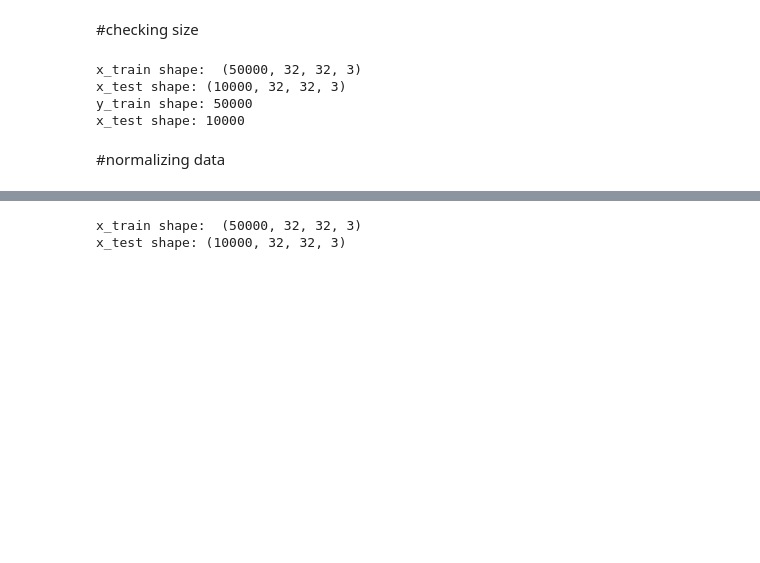
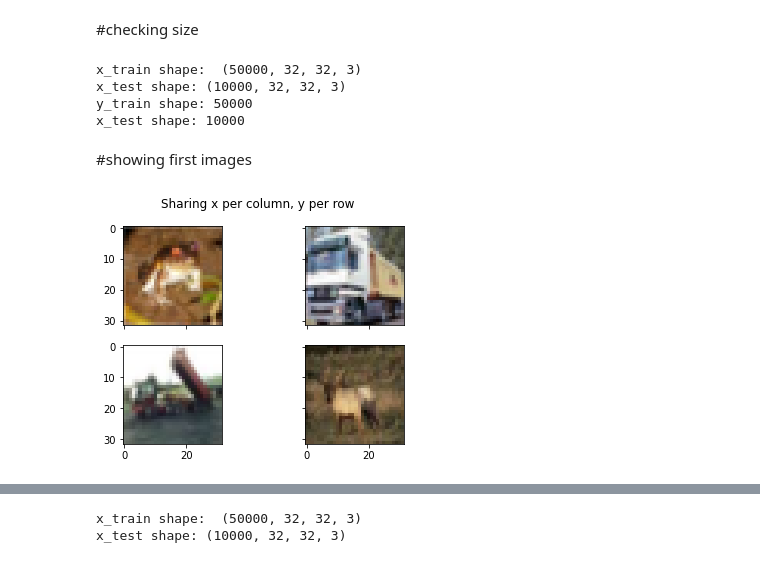
Before and after one commit to aqafridi/DeepLearning, a Jupyter notebook: Cifar10_Classification_using_CNN.ipynb, the cells around one changed output, grey strips where cells are left out. Saved outputs shown, nothing was run; the diff lists cells and outputs as text; code cells hidden in the pictures; blank space fills up the shorter version.

```diff
--- a/Cifar10_Classification_using_CNN.ipynb
+++ b/Cifar10_Classification_using_CNN.ipynb
@@ -29,5 +52,17 @@ x_train shape:  (50000, 32, 32, 3)
 x_test shape: (10000, 32, 32, 3)
 y_train shape: 50000
 x_test shape: 10000
-# %% [markdown]
-#normalizing data
+# %% [markdown]
+#showing first images
+# %%
+fig, ((ax1, ax2), (ax3, ax4)) = plt.subplots(2, 2)
+fig.suptitle('Sharing x per column, y per row')
+ax1.imshow(x_train[0])
+ax2.imshow(x_train[1])
+ax3.imshow(x_train[2])
+ax4.imshow(x_train[3])
+
+for ax in fig.get_axes():
+    ax.label_outer()
+# %% [output]
+[figure, added]
```
Also changed, not shown: parts of 20 cells of this notebook.
